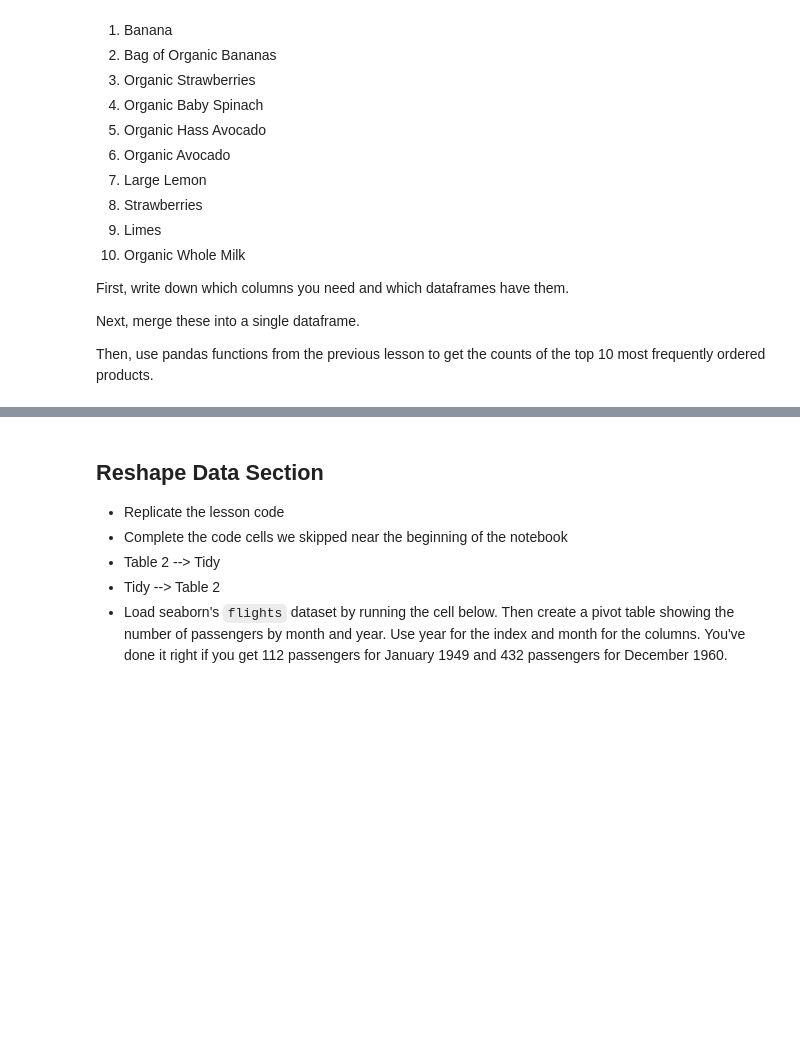
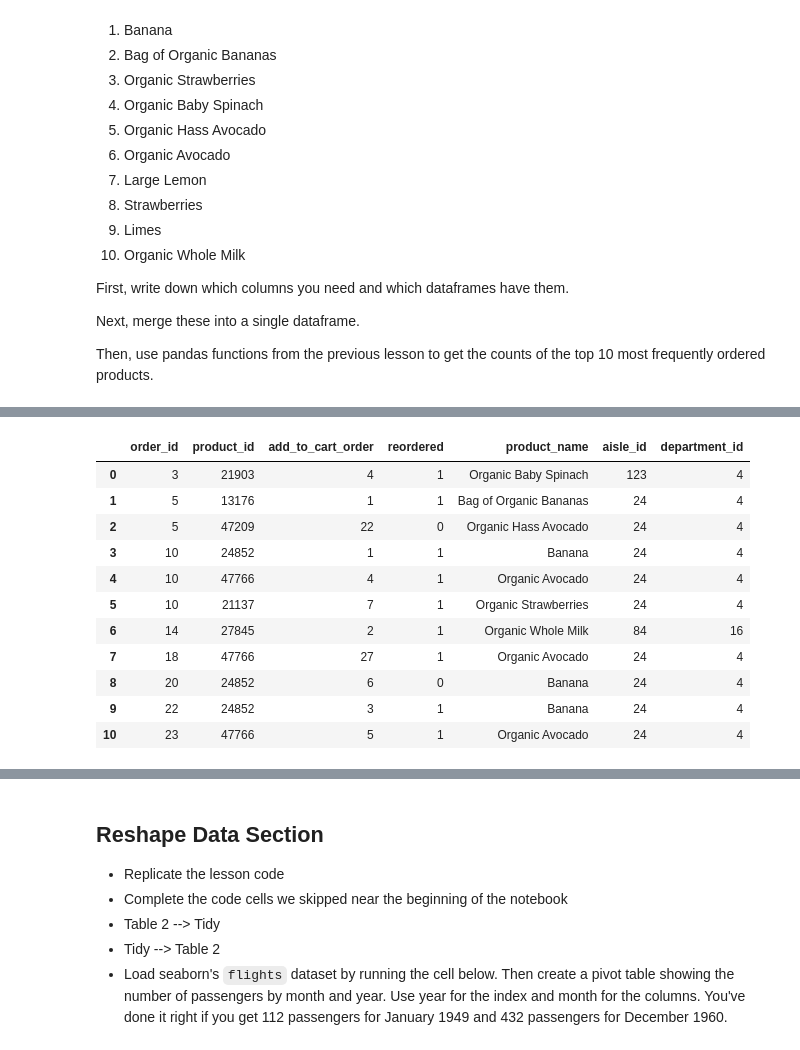
Before and after one commit to ivaben/DS-Unit-1-Sprint-1-Data-Wrangling-and-Storytelling, a Jupyter notebook: module3-join-and-reshape-data/LS_DS_113_Join_and_Reshape_Data_Assignment.ipynb, the cells around one changed output, grey strips where cells are left out. Saved outputs shown, nothing was run; the diff lists cells and outputs as text; code cells hidden in the pictures; blank space fills up the shorter version.

```diff
--- a/module3-join-and-reshape-data/LS_DS_113_Join_and_Reshape_Data_Assignment.ipynb
+++ b/module3-join-and-reshape-data/LS_DS_113_Join_and_Reshape_Data_Assignment.ipynb
@@ -99,0 +169,4 @@ Then, use pandas functions from the previous lesson to get the counts of the top
+# %%
+products = pd.read_csv('products.csv')
+print(products.shape)
+products.head()
@@ -99,0 +181,8 @@ Then, use pandas functions from the previous lesson to get the counts of the top
+# %%
+order_products__prior = pd.read_csv('order_products__prior.csv')
+order_products__train = pd.read_csv('order_products__train.csv')
+
+order_products = pd.concat([order_products__prior, order_products__train])
+
+print(order_products.shape)
+order_products.head()
@@ -99,0 +211,13 @@ Then, use pandas functions from the previous lesson to get the counts of the top
+# %%
+top_10 = order_products[(order_products['product_id'] == 24852) |
+                        (order_products['product_id'] == 13176) |
+                        (order_products['product_id'] == 21137) |
+                        (order_products['product_id'] == 21903) |
+                        (order_products['product_id'] == 47209) |
+                        (order_products['product_id'] == 47766) |
+                        (order_products['product_id'] == 47626) |
+                        (order_products['product_id'] == 16797) |
+                        (order_products['product_id'] == 26209) |
+                        (order_products['product_id'] == 27845)]
+print(top_10.shape)
+top_10.head(11)
@@ -99,0 +238,17 @@ Then, use pandas functions from the previous lesson to get the counts of the top
+# %%
+top_ten = pd.merge(top_10, products, how='left' , on='product_id')
+
+top_ten.head(11)
+# %% [output]
+|  | order_id | product_id | add_to_cart_order | reordered | product_name | aisle_id | department_id |
+| 0 | 3 | 21903 | 4 | 1 | Organic Baby Spinach | 123 | 4 |
+| 1 | 5 | 13176 | 1 | 1 | Bag of Organic Bananas | 24 | 4 |
+| 2 | 5 | 47209 | 22 | 0 | Organic Hass Avocado | 24 | 4 |
+| 3 | 10 | 24852 | 1 | 1 | Banana | 24 | 4 |
+| 4 | 10 | 47766 | 4 | 1 | Organic Avocado | 24 | 4 |
+| 5 | 10 | 21137 | 7 | 1 | Organic Strawberries | 24 | 4 |
+| 6 | 14 | 27845 | 2 | 1 | Organic Whole Milk | 84 | 16 |
+| 7 | 18 | 47766 | 27 | 1 | Organic Avocado | 24 | 4 |
+| 8 | 20 | 24852 | 6 | 0 | Banana | 24 | 4 |
+| 9 | 22 | 24852 | 3 | 1 | Banana | 24 | 4 |
+| 10 | 23 | 47766 | 5 | 1 | Organic Avocado | 24 | 4 |
```
Also changed, not shown: parts of 28 cells of this notebook.
